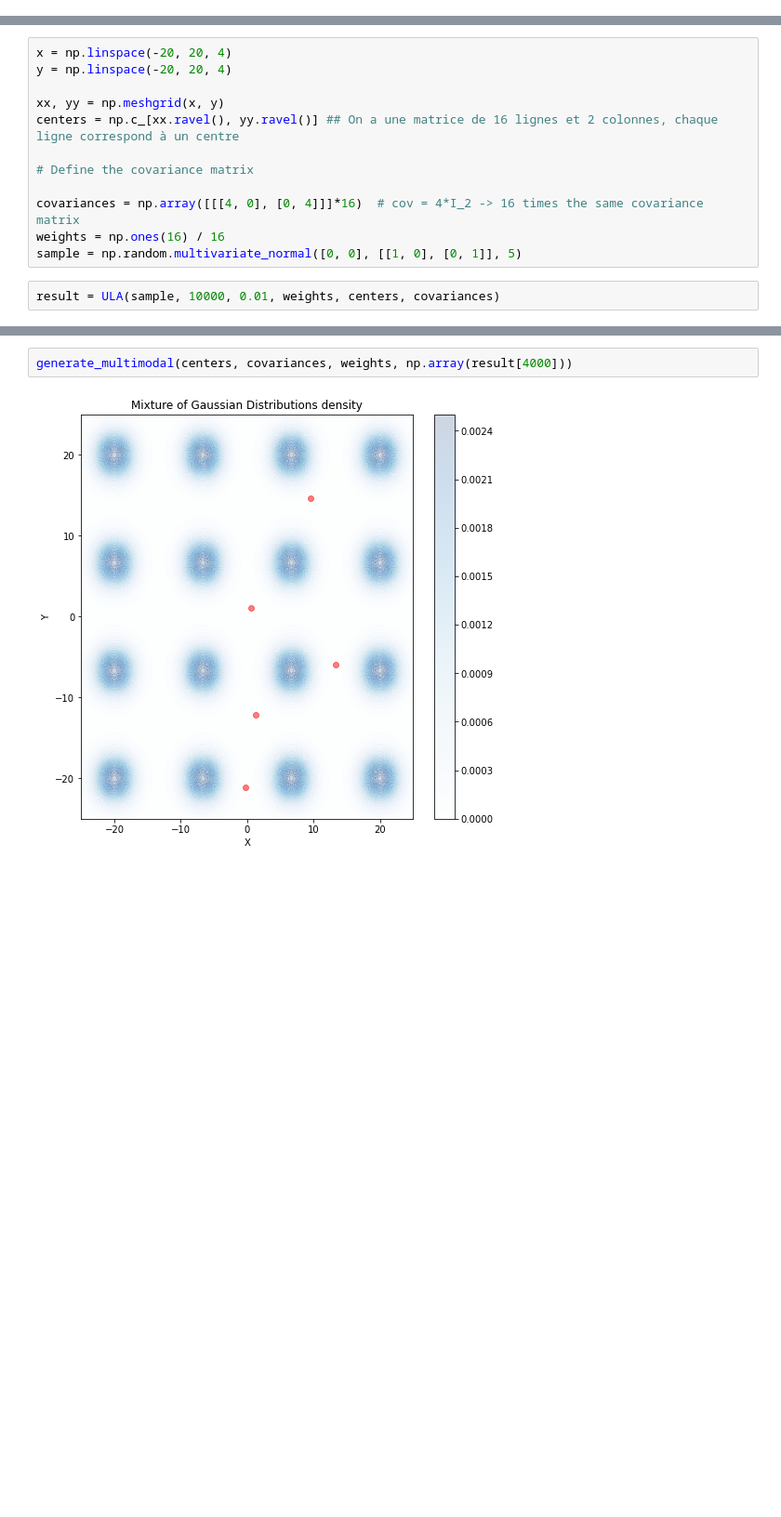
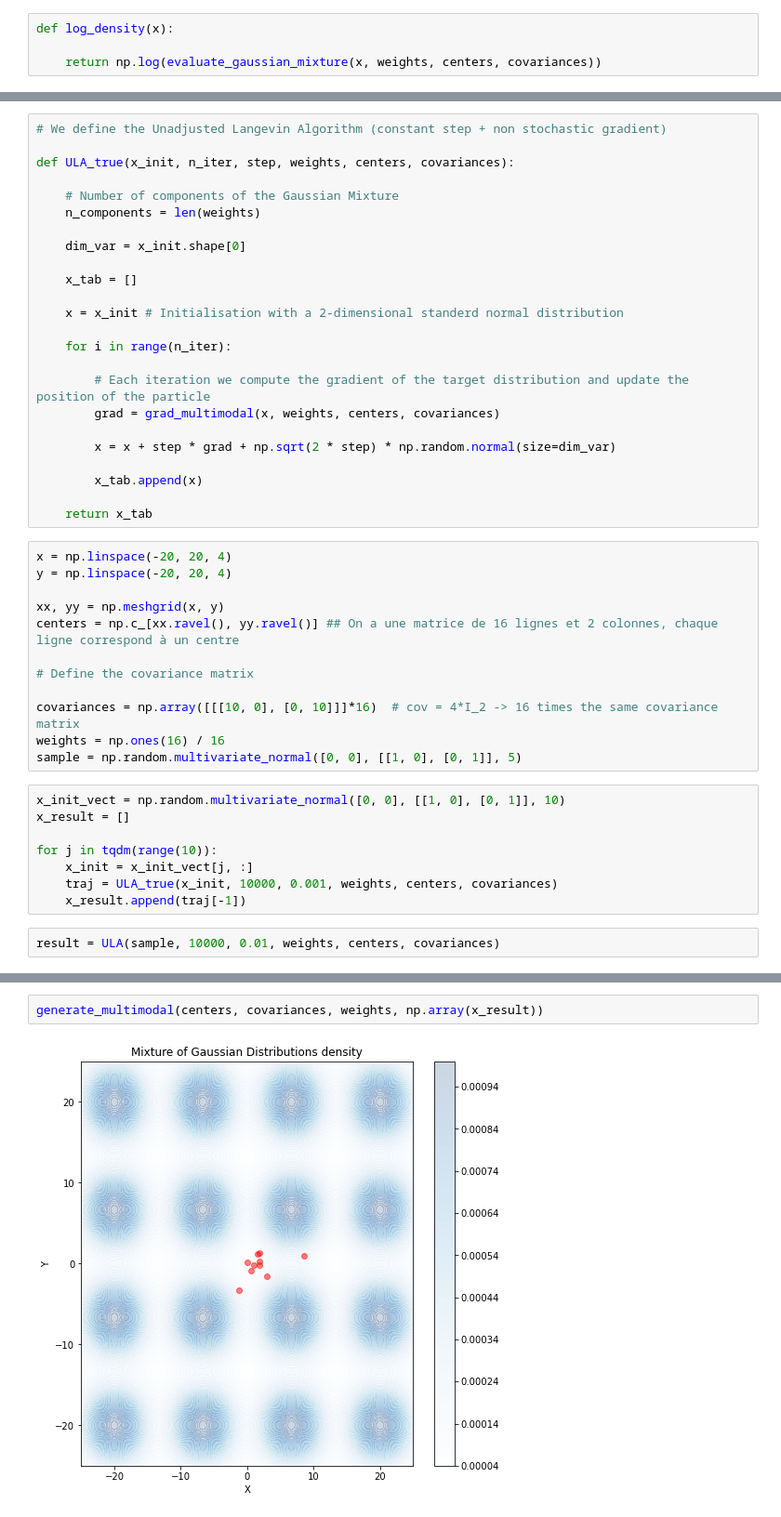
Before and after one commit to PyTomSss/Research_Project-Imperial_College, a Jupyter notebook: Dilation_path_experiment.ipynb, the cells around one changed output, grey strips where cells are left out. Shown at 93% size. Saved outputs shown, nothing was run; the diff lists cells and outputs as text; blank space fills up the shorter version.

```diff
--- a/Dilation_path_experiment.ipynb
+++ b/Dilation_path_experiment.ipynb
@@ -188,0 +199,4 @@ array([0.39894228])
+# %%
+def log_density(x):
+
+    return np.log(evaluate_gaussian_mixture(x, weights, centers, covariances))
@@ -245,3 +279,27 @@ def ULA(x_init, n_iter, step, weights, centers, covariances):
+# %%
+# We define the Unadjusted Langevin Algorithm (constant step + non stochastic gradient)
+
+def ULA_true(x_init, n_iter, step, weights, centers, covariances):
+
+    # Number of components of the Gaussian Mixture
+    n_components = len(weights)
+
+    dim_var = x_init.shape[0]
+
+    x_tab = []
+
+    x = x_init # Initialisation with a 2-dimensional standerd normal distribution
+
+    for i in range(n_iter):
+
+        # Each iteration we compute the gradient of the target distribution and update the position of the particle
+        grad = grad_multimodal(x, weights, centers, covariances)
+
+        x = x + step * grad + np.sqrt(2 * step) * np.random.normal(size=dim_var)
+
+        x_tab.append(x)
+
+    return x_tab
 # %%
 x = np.linspace(-20, 20, 4)
 y = np.linspace(-20, 20, 4)
@@ -251,8 +309,16 @@ centers = np.c_[xx.ravel(), yy.ravel()] ## On a une matrice de 16 lignes et 2 co
 
 # Define the covariance matrix
 
-covariances = np.array([[[4, 0], [0, 4]]]*16)  # cov = 4*I_2 -> 16 times the same covariance matrix
+covariances = np.array([[[10, 0], [0, 10]]]*16)  # cov = 4*I_2 -> 16 times the same covariance matrix
 weights = np.ones(16) / 16
 sample = np.random.multivariate_normal([0, 0], [[1, 0], [0, 1]], 5)
+# %%
+x_init_vect = np.random.multivariate_normal([0, 0], [[1, 0], [0, 1]], 10)
+x_result = []
+
+for j in tqdm(range(10)):
+    x_init = x_init_vect[j, :]
+    traj = ULA_true(x_init, 10000, 0.001, weights, centers, covariances)
+    x_result.append(traj[-1])
 # %%
 result = ULA(sample, 10000, 0.01, weights, centers, covariances)
@@ -259,4 +329,4 @@ result = ULA(sample, 10000, 0.01, weights, centers, covariances)
 # %%
-generate_multimodal(centers, covariances, weights, np.array(result[4000]))
+generate_multimodal(centers, covariances, weights, np.array(x_result))
 # %% [output]
-[figure, old version]
+[figure, new version]
```
Also changed, not shown: parts of 10 cells of this notebook.
